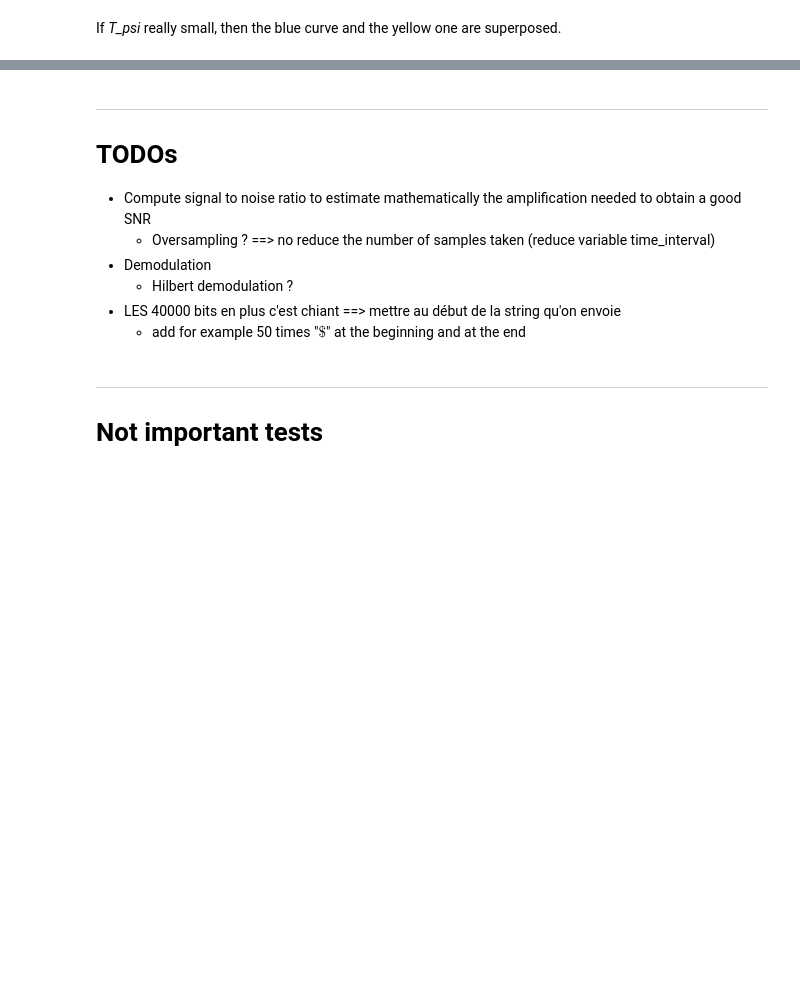
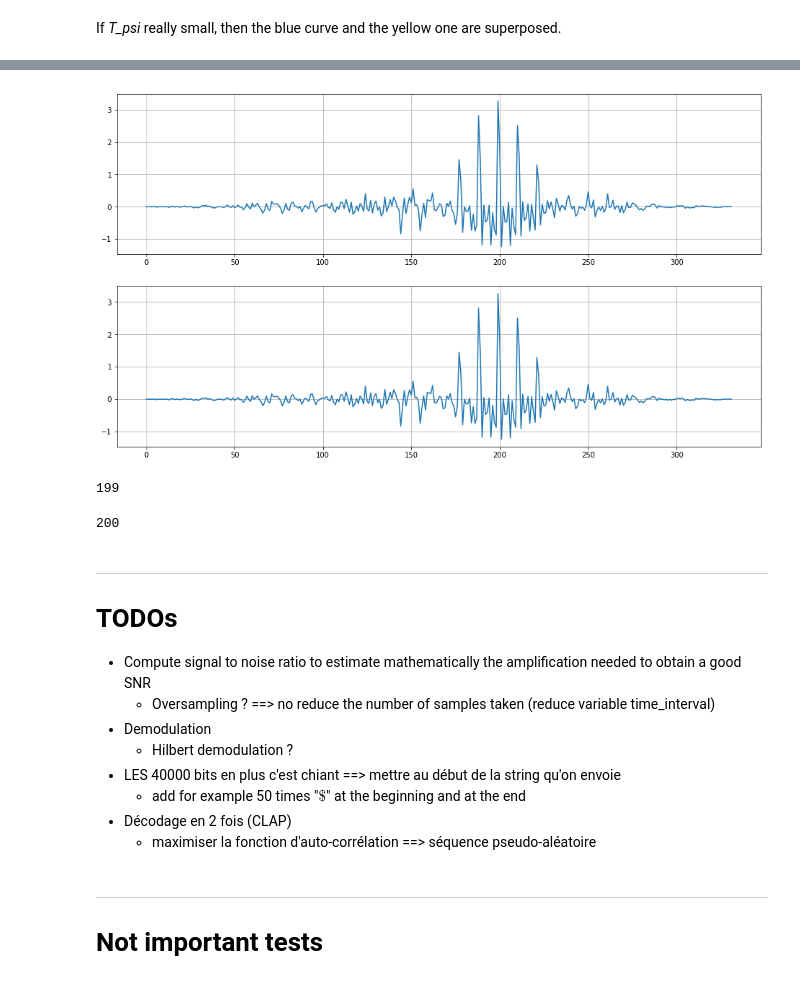
Before and after one commit to Dreyvor/Project_PDC, a Jupyter notebook: signal_conception.ipynb, the cells around one changed output, grey strips where cells are left out. Cells and saved outputs as stored; diff of their text form; code cells hidden in the pictures; blank space fills up the shorter version.

```diff
--- a/signal_conception.ipynb
+++ b/signal_conception.ipynb
@@ -209,3 +254,24 @@ Not interesting tests:
+# %%
+conv = np.convolve(signal_test_test, y_to_send)
+conv2 = np.correlate(signal_test, y_to_send)
+
+plt.figure(figsize=(16,9))
+plt.subplot(211)
+plt.plot(conv)
+plt.grid()
+plt.subplot(212)
+plt.plot(conv) #np.fft.fft(conv))
+plt.grid()
+plt.show()
+
+print(np.argmax(conv))
+# %% [output]
+[figure, added]
+199
+# %%
+print(200-133+133)
+# %% [output]
+200
 # %% [markdown]
 ---
 # TODOs
@@ -216,6 +282,8 @@ Not interesting tests:
     * Hilbert demodulation ?
 * LES 40000 bits en plus c'est chiant ==> mettre au début de la string qu'on envoie
     * add for example 50 times "$\$$" at the beginning and at the end
+* Décodage en 2 fois (CLAP)
+    * maximiser la fonction d'auto-corrélation ==> séquence pseudo-aléatoire
 # %% [markdown]
 ---
 # Not important tests
```
Also changed, not shown: parts of 10 cells of this notebook, 2 other files.
